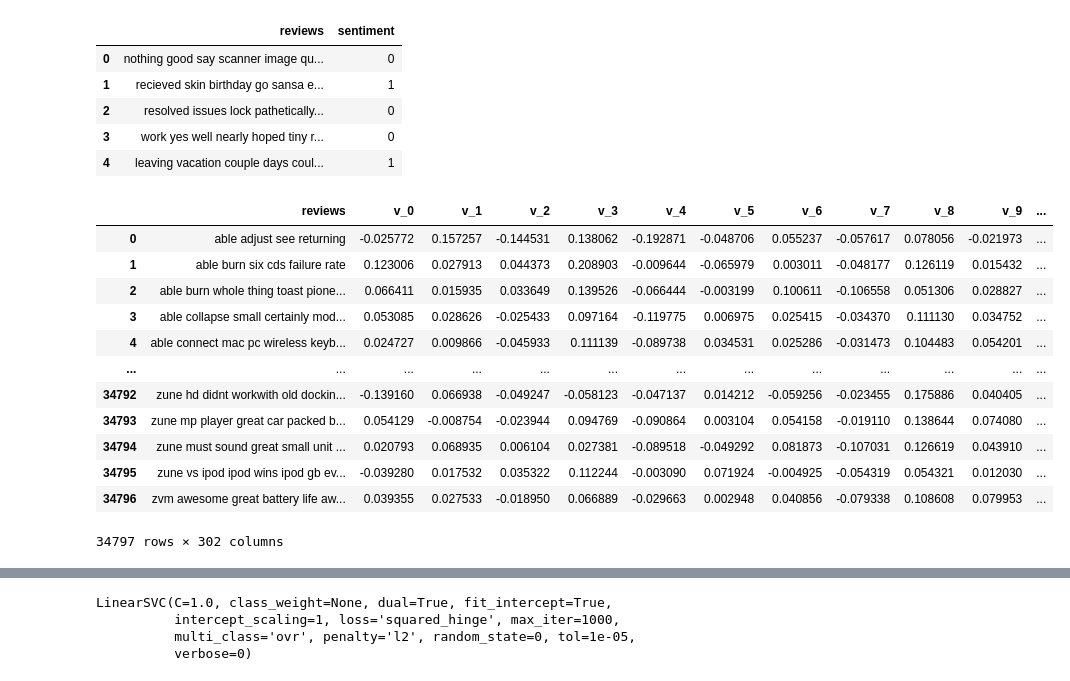
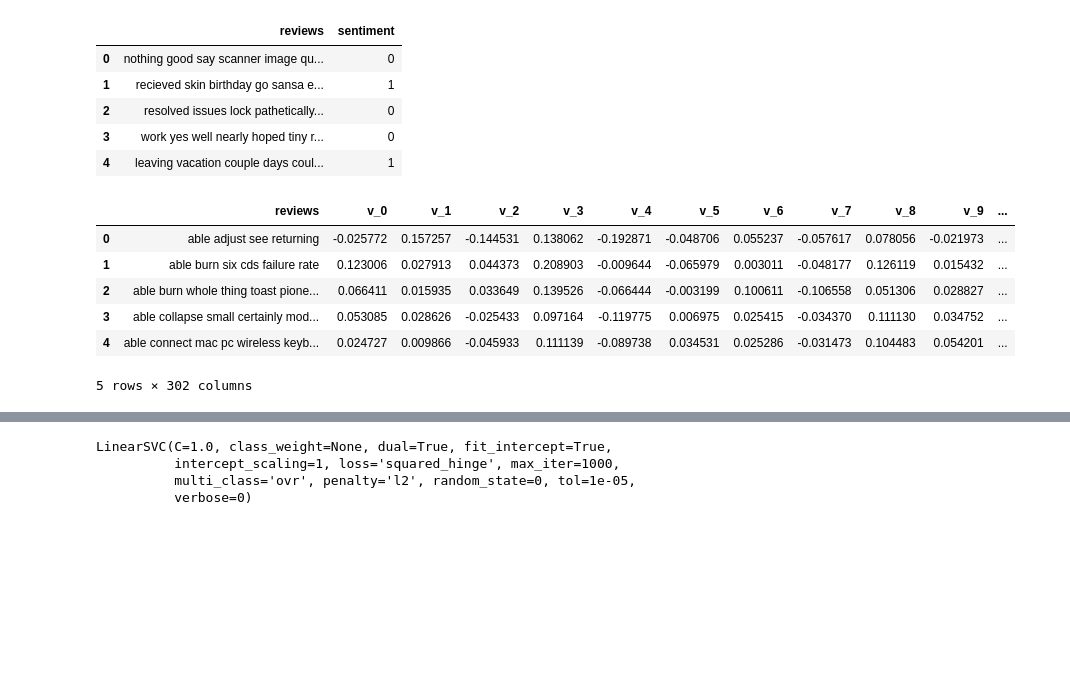
Before and after one commit to DSAISummerCamp/dscamp_public, a Jupyter notebook: NLP 1/NLP summer_camp.ipynb, the cells around one changed output, grey strips where cells are left out. Saved outputs shown, nothing was run; the diff lists cells and outputs as text; code cells hidden in the pictures; blank space fills up the shorter version.

```diff
--- a/NLP 1/NLP summer_camp.ipynb
+++ b/NLP 1/NLP summer_camp.ipynb
@@ -528,38 +535,32 @@ data.head()
 # %%
 ### Represent reviews as average of words embeddings
 
 all_review = []
 all_unigram = []
 
 for a in data['reviews']:
     unigram = []
     review = []
     unigram = a.split()
     review = [a] * len(unigram)
     all_review.extend(review)
     all_unigram.extend(unigram)
 
 
 df_unigram = pd.DataFrame({'reviews': all_review, 'token': all_unigram})
 df_unigram = pd.merge(data, df_unigram, how='right', on=['reviews'])
 df_unigram = df_unigram.drop_duplicates(subset = ['reviews','token'])
 df_unigram = pd.merge(embeddings_vocab, df_unigram, how='right', on=['token']).dropna()
 df_unigram = df_unigram.groupby(['reviews'],as_index = False).mean()
-df_unigram
+df_unigram.head()
 # %% [output]
 |  | reviews | v_0 | v_1 | v_2 | v_3 | v_4 | v_5 | v_6 | v_7 | v_8 | v_9 | ... |
 | 0 | able adjust see returning | -0.025772 | 0.157257 | -0.144531 | 0.138062 | -0.192871 | -0.048706 | 0.055237 | -0.057617 | 0.078056 | -0.021973 | ... |
 | 1 | able burn six cds failure rate | 0.123006 | 0.027913 | 0.044373 | 0.208903 | -0.009644 | -0.065979 | 0.003011 | -0.048177 | 0.126119 | 0.015432 | ... |
 | 2 | able burn whole thing toast pione... | 0.066411 | 0.015935 | 0.033649 | 0.139526 | -0.066444 | -0.003199 | 0.100611 | -0.106558 | 0.051306 | 0.028827 | ... |
 | 3 | able collapse small certainly mod... | 0.053085 | 0.028626 | -0.025433 | 0.097164 | -0.119775 | 0.006975 | 0.025415 | -0.034370 | 0.111130 | 0.034752 | ... |
 | 4 | able connect mac pc wireless keyb... | 0.024727 | 0.009866 | -0.045933 | 0.111139 | -0.089738 | 0.034531 | 0.025286 | -0.031473 | 0.104483 | 0.054201 | ... |
-| ... | ... | ... | ... | ... | ... | ... | ... | ... | ... | ... | ... | ... |
-| 34792 | zune hd didnt workwith old dockin... | -0.139160 | 0.066938 | -0.049247 | -0.058123 | -0.047137 | 0.014212 | -0.059256 | -0.023455 | 0.175886 | 0.040405 | ... |
-| 34793 | zune mp player great car packed b... | 0.054129 | -0.008754 | -0.023944 | 0.094769 | -0.090864 | 0.003104 | 0.054158 | -0.019110 | 0.138644 | 0.074080 | ... |
-| 34794 | zune must sound great small unit ... | 0.020793 | 0.068935 | 0.006104 | 0.027381 | -0.089518 | -0.049292 | 0.081873 | -0.107031 | 0.126619 | 0.043910 | ... |
-| 34795 | zune vs ipod ipod wins ipod gb ev... | -0.039280 | 0.017532 | 0.035322 | 0.112244 | -0.003090 | 0.071924 | -0.004925 | -0.054319 | 0.054321 | 0.012030 | ... |
-| 34796 | zvm awesome great battery life aw... | 0.039355 | 0.027533 | -0.018950 | 0.066889 | -0.029663 | 0.002948 | 0.040856 | -0.079338 | 0.108608 | 0.079953 | ... |
-34797 rows × 302 columns
+5 rows × 302 columns
 # %% [markdown]
 <font color='red'> <h2> Simple Classifier – From word representation to modeling </h2> </font>
 **Linear SVM and Logistic Based Classification**
```
Also changed, not shown: parts of 20 cells of this notebook, 2 other files.
